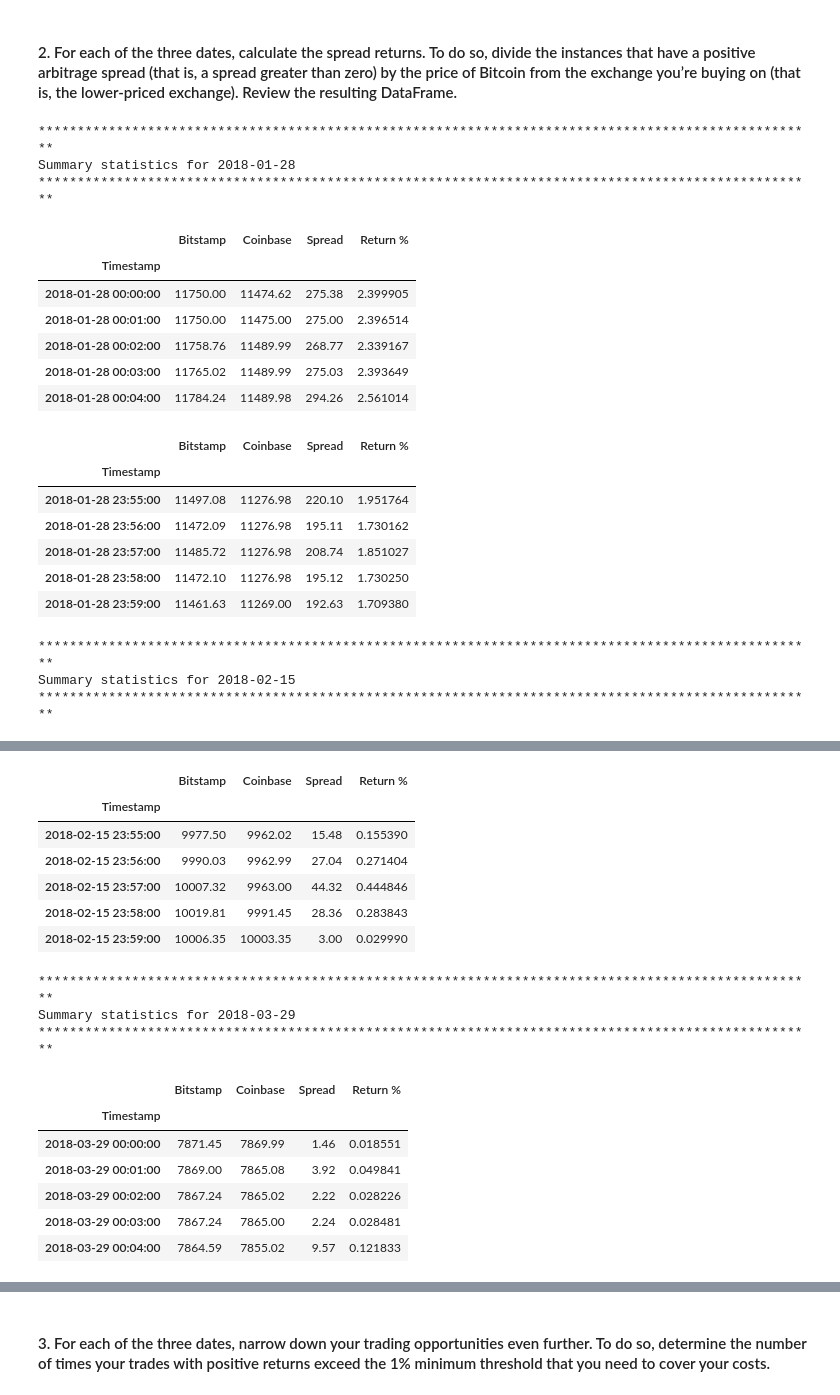
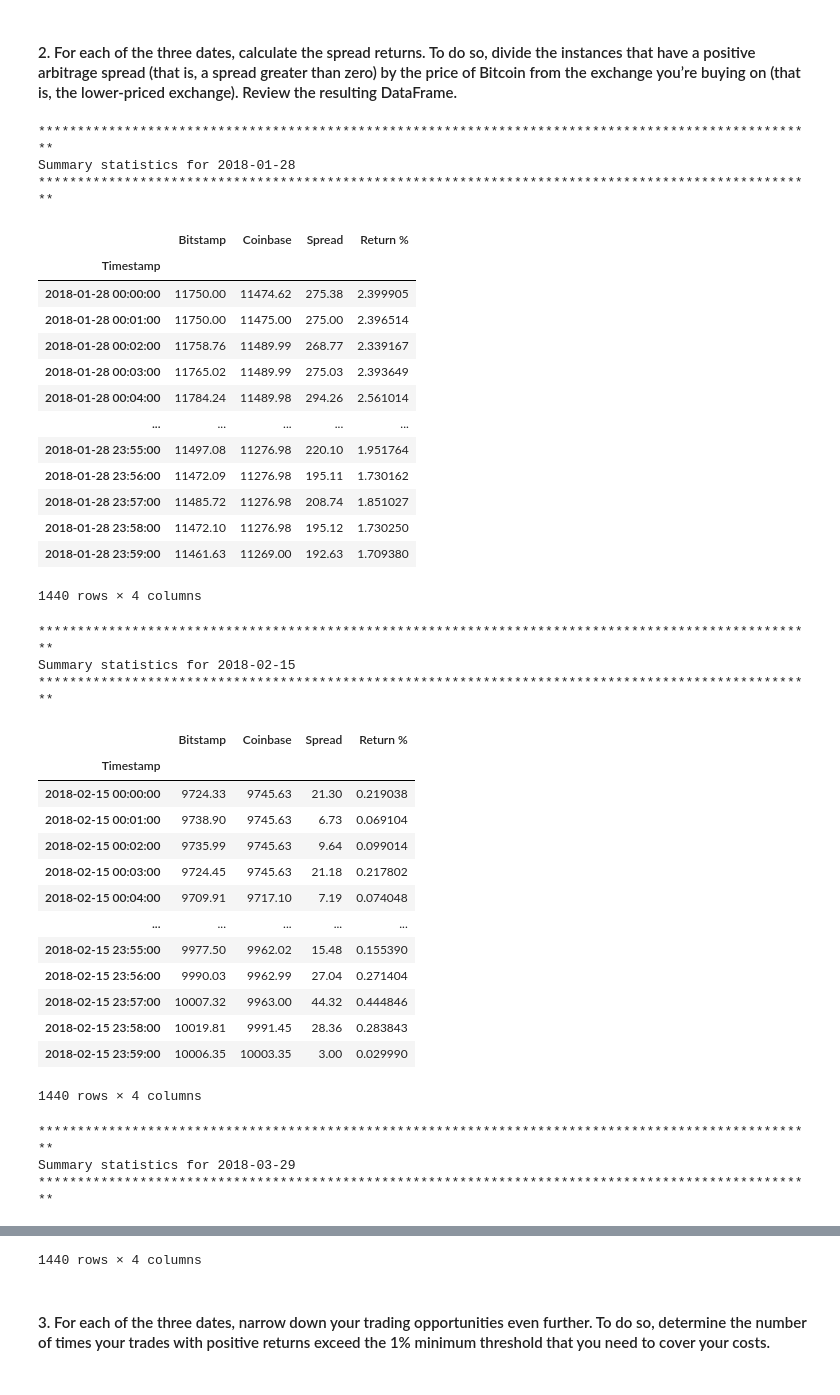
Before and after one commit to rdillens/03_Arbitrage_Opportunities, a Jupyter notebook: crypto_arbitrage.ipynb, the cells around one changed output, grey strips where cells are left out. Cells and saved outputs as stored; diff of their text form; code cells hidden in the pictures.

```diff
--- a/crypto_arbitrage.ipynb
+++ b/crypto_arbitrage.ipynb
@@ -518,46 +518,60 @@ spread_return_early = pd.DataFrame(data=[bitstamp_early_date, coinbase_early_dat
 spread_return_early['Spread'] = (spread_return_early['Bitstamp'] - spread_return_early['Coinbase']).abs()
 spread_return_early['Return %'] = spread_return_early.apply(calc_arbitrage_percent, axis=1)
 
 spread_return_middle = pd.DataFrame(data=[bitstamp_middle_date, coinbase_middle_date], index=['Bitstamp', 'Coinbase']).T
 spread_return_middle['Spread'] = (spread_return_middle['Bitstamp'] - spread_return_middle['Coinbase']).abs()
 spread_return_middle['Return %'] = spread_return_middle.apply(calc_arbitrage_percent, axis=1)
 
 spread_return_late = pd.DataFrame(data=[bitstamp_late_date, coinbase_late_date], index=['Bitstamp', 'Coinbase']).T
 spread_return_late['Spread'] = (spread_return_late['Bitstamp'] - spread_return_late['Coinbase']).abs()
 spread_return_late['Return %'] = spread_return_late.apply(calc_arbitrage_percent, axis=1)
 
 # Review the spread return DataFrame
 print(100*'*' + f"\nSummary statistics for {early_start_date}\n" + 100*'*')
-display(spread_return_early.head())
-display(spread_return_early.tail())
+display(spread_return_early)
 
 print(100*'*' + f"\nSummary statistics for {middle_start_date}\n" + 100*'*')
-display(spread_return_middle.head())
-display(spread_return_middle.tail())
+display(spread_return_middle)
 
 print(100*'*' + f"\nSummary statistics for {late_start_date}\n" + 100*'*')
-display(spread_return_late.head())
-display(spread_return_late.tail())
+display(spread_return_late)
 # %% [output]
 ****************************************************************************************************
 Summary statistics for 2018-01-28
 ****************************************************************************************************
 |  | Bitstamp | Coinbase | Spread | Return % |
 | Timestamp |  |  |  |  |
 | 2018-01-28 00:00:00 | 11750.00 | 11474.62 | 275.38 | 2.399905 |
 | 2018-01-28 00:01:00 | 11750.00 | 11475.00 | 275.00 | 2.396514 |
 | 2018-01-28 00:02:00 | 11758.76 | 11489.99 | 268.77 | 2.339167 |
 | 2018-01-28 00:03:00 | 11765.02 | 11489.99 | 275.03 | 2.393649 |
 | 2018-01-28 00:04:00 | 11784.24 | 11489.98 | 294.26 | 2.561014 |
+| ... | ... | ... | ... | ... |
+| 2018-01-28 23:55:00 | 11497.08 | 11276.98 | 220.10 | 1.951764 |
+| 2018-01-28 23:56:00 | 11472.09 | 11276.98 | 195.11 | 1.730162 |
+| 2018-01-28 23:57:00 | 11485.72 | 11276.98 | 208.74 | 1.851027 |
+| 2018-01-28 23:58:00 | 11472.10 | 11276.98 | 195.12 | 1.730250 |
+| 2018-01-28 23:59:00 | 11461.63 | 11269.00 | 192.63 | 1.709380 |
+1440 rows × 4 columns
+****************************************************************************************************
+Summary statistics for 2018-02-15
+****************************************************************************************************
 |  | Bitstamp | Coinbase | Spread | Return % |
 | Timestamp |  |  |  |  |
-| 2018-01-28 23:55:00 | 11497.08 | 11276.98 | 220.10 | 1.951764 |
-| 2018-01-28 23:56:00 | 11472.09 | 11276.98 | 195.11 | 1.730162 |
-| 2018-01-28 23:57:00 | 11485.72 | 11276.98 | 208.74 | 1.851027 |
-| 2018-01-28 23:58:00 | 11472.10 | 11276.98 | 195.12 | 1.730250 |
-| 2018-01-28 23:59:00 | 11461.63 | 11269.00 | 192.63 | 1.709380 |
+| 2018-02-15 00:00:00 | 9724.33 | 9745.63 | 21.30 | 0.219038 |
+| 2018-02-15 00:01:00 | 9738.90 | 9745.63 | 6.73 | 0.069104 |
+| 2018-02-15 00:02:00 | 9735.99 | 9745.63 | 9.64 | 0.099014 |
+| 2018-02-15 00:03:00 | 9724.45 | 9745.63 | 21.18 | 0.217802 |
+| 2018-02-15 00:04:00 | 9709.91 | 9717.10 | 7.19 | 0.074048 |
+| ... | ... | ... | ... | ... |
+| 2018-02-15 23:55:00 | 9977.50 | 9962.02 | 15.48 | 0.155390 |
+| 2018-02-15 23:56:00 | 9990.03 | 9962.99 | 27.04 | 0.271404 |
+| 2018-02-15 23:57:00 | 10007.32 | 9963.00 | 44.32 | 0.444846 |
+| 2018-02-15 23:58:00 | 10019.81 | 9991.45 | 28.36 | 0.283843 |
+| 2018-02-15 23:59:00 | 10006.35 | 10003.35 | 3.00 | 0.029990 |
-****************************************************************************************************
-Summary statistics for 2018-02-15
-****************************************************************************************************
+1440 rows × 4 columns
+****************************************************************************************************
+Summary statistics for 2018-03-29
+****************************************************************************************************
 |  | Bitstamp | Coinbase | Spread | Return % |
 | Timestamp |  |  |  |  |
@@ -569,17 +588,0 @@ Summary statistics for 2018-02-15
-|  | Bitstamp | Coinbase | Spread | Return % |
-| Timestamp |  |  |  |  |
-| 2018-02-15 23:55:00 | 9977.50 | 9962.02 | 15.48 | 0.155390 |
-| 2018-02-15 23:56:00 | 9990.03 | 9962.99 | 27.04 | 0.271404 |
-| 2018-02-15 23:57:00 | 10007.32 | 9963.00 | 44.32 | 0.444846 |
-| 2018-02-15 23:58:00 | 10019.81 | 9991.45 | 28.36 | 0.283843 |
-| 2018-02-15 23:59:00 | 10006.35 | 10003.35 | 3.00 | 0.029990 |
-****************************************************************************************************
-Summary statistics for 2018-03-29
-****************************************************************************************************
-|  | Bitstamp | Coinbase | Spread | Return % |
-| Timestamp |  |  |  |  |
-| 2018-03-29 00:00:00 | 7871.45 | 7869.99 | 1.46 | 0.018551 |
-| 2018-03-29 00:01:00 | 7869.00 | 7865.08 | 3.92 | 0.049841 |
-| 2018-03-29 00:02:00 | 7867.24 | 7865.02 | 2.22 | 0.028226 |
-| 2018-03-29 00:03:00 | 7867.24 | 7865.00 | 2.24 | 0.028481 |
-| 2018-03-29 00:04:00 | 7864.59 | 7855.02 | 9.57 | 0.121833 |
@@ -593,3 +589,4 @@ Summary statistics for 2018-03-29
+1440 rows × 4 columns
 # %% [markdown]
 #### 3. For each of the three dates, narrow down your trading opportunities even further. To do so, determine the number of times your trades with positive returns exceed the 1% minimum threshold that you need to cover your costs.
 # %%
```
Also changed, not shown: parts of 3 cells of this notebook.
